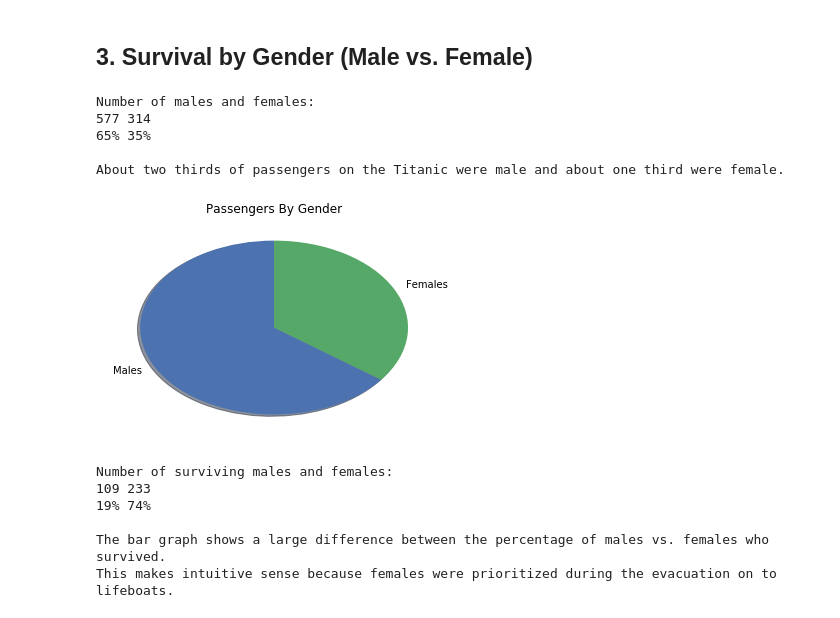
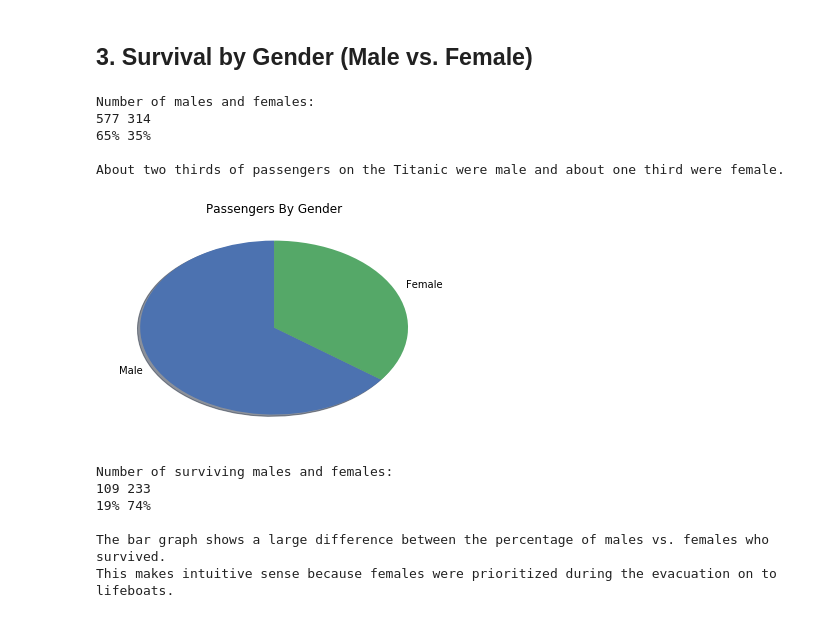
Before and after one commit to minnawoo/Titanic-Data-Analysis-Project, a Jupyter notebook: Data Analysis Project.ipynb, the cells around one changed output. Cells and saved outputs as stored; diff of their text form; code cells hidden in the pictures.

```diff
--- a/Data Analysis Project.ipynb
+++ b/Data Analysis Project.ipynb
@@ -336,31 +336,31 @@ We tried, but no concrete insights were found here. Let's move on to analyze ano
 # %%
 num_males, num_females = 0, 0
 num_surviving_males, num_surviving_females = 0, 0
 for dict in titanic_data:
     if dict['Sex'] == 'male':
         num_males += 1
         if dict["Survived"] == 1:
             num_surviving_males += 1
     else:
         num_females +=1
         if dict["Survived"] == 1:
             num_surviving_females += 1
 print("Number of males and females:")
 print(num_males, num_females)
 print("{:.0%} {:.0%}".format(num_males/num_passengers, num_females/num_passengers))
 
 # Pie Chart
-plt.pie([num_males, num_females], labels=['Males', 'Females'],shadow=True, startangle=90)
+plt.pie([num_males, num_females], labels=['Male', 'Female'],shadow=True, startangle=90)
 plt.title('Passengers By Gender')
 print()
 print("About two thirds of passengers on the Titanic were male and about one third were female.")
 # %% [output]
 Number of males and females:
 577 314
 65% 35%
 
 About two thirds of passengers on the Titanic were male and about one third were female.
-[figure, old version]
+[figure, new version]
 # %%
 print("Number of surviving males and females:")
 print(num_surviving_males, num_surviving_females)
```
Also changed, not shown: parts of 9 cells of this notebook.
